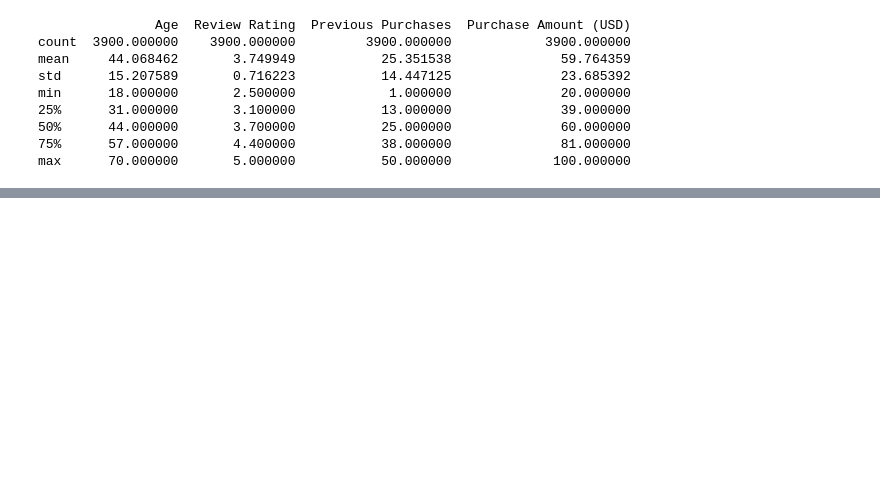
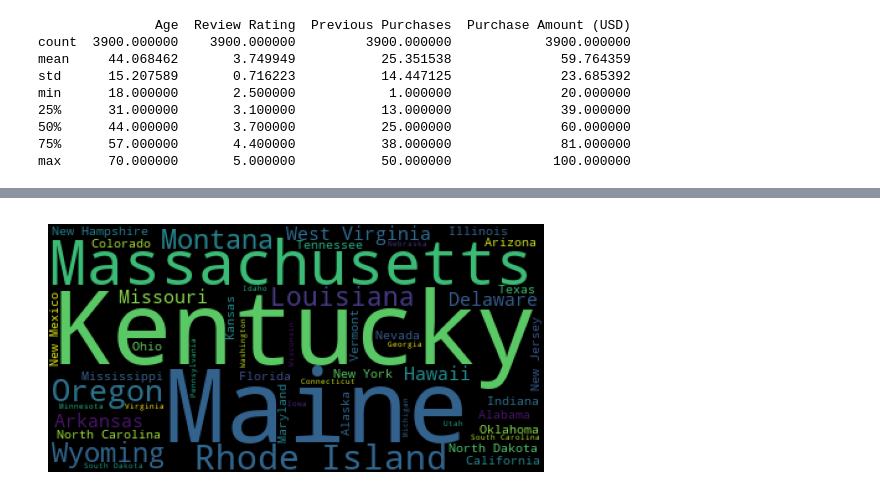
Before and after one commit to npicaut/EDA_shopping_trends, a Jupyter notebook: shopping-trends.ipynb, the cells around one changed output, grey strips where cells are left out. Saved outputs shown, nothing was run; the diff lists cells and outputs as text; code cells hidden in the pictures; blank space fills up the shorter version.

```diff
--- a/shopping-trends.ipynb
+++ b/shopping-trends.ipynb
@@ -49,0 +67,40 @@ Describe each variable with matplotlib
+# %%
+class CategorialVariableGraph:
+    def __init__(self, variable, df_variable):
+        self.variable = variable
+        self.df_variable = df_variable
+        self.values = self.df_variable.value_counts()
+        self.labels = list(pd.unique(self.df_variable))
+        self.colors = plt.get_cmap("tab20")(np.arange(len(self.labels)))
+
+    def make_pie(self):
+        # data
+        x = np.array(self.values)
+        # plot
+        plt.pie(x = x, labels= self.labels, colors=self.colors, wedgeprops={"linewidth": 1, "edgecolor": "white"})
+        plt.title(f"Pie of {self.variable}")
+        return(plt.show())
+
+    def make_barplot(self):
+        # data
+        x = np.array(self.values)
+        # plot
+        plt.title(f"Barplot of {self.variable}")
+        plt.bar(x = self.labels, height = x, color = self.colors)
+        return(plt.show())
+
+    def make_wordcloud(self):
+        # plot
+        d = {}
+        for k in range(len(self.labels)):
+            d[self.labels[k]] = self.values[k]
+
+        wc = WordCloud().generate_from_frequencies(d)
+        plt.imshow(wc)
+        plt.axis("off")
+        return(plt.show())
+# %%
+cat_df = CategorialVariableGraph(variable="Location", df_variable=df["Location"])
+cat_df.make_wordcloud()
+# %% [output]
+[figure, added]
```
Also changed, not shown: parts of 19 cells of this notebook.
